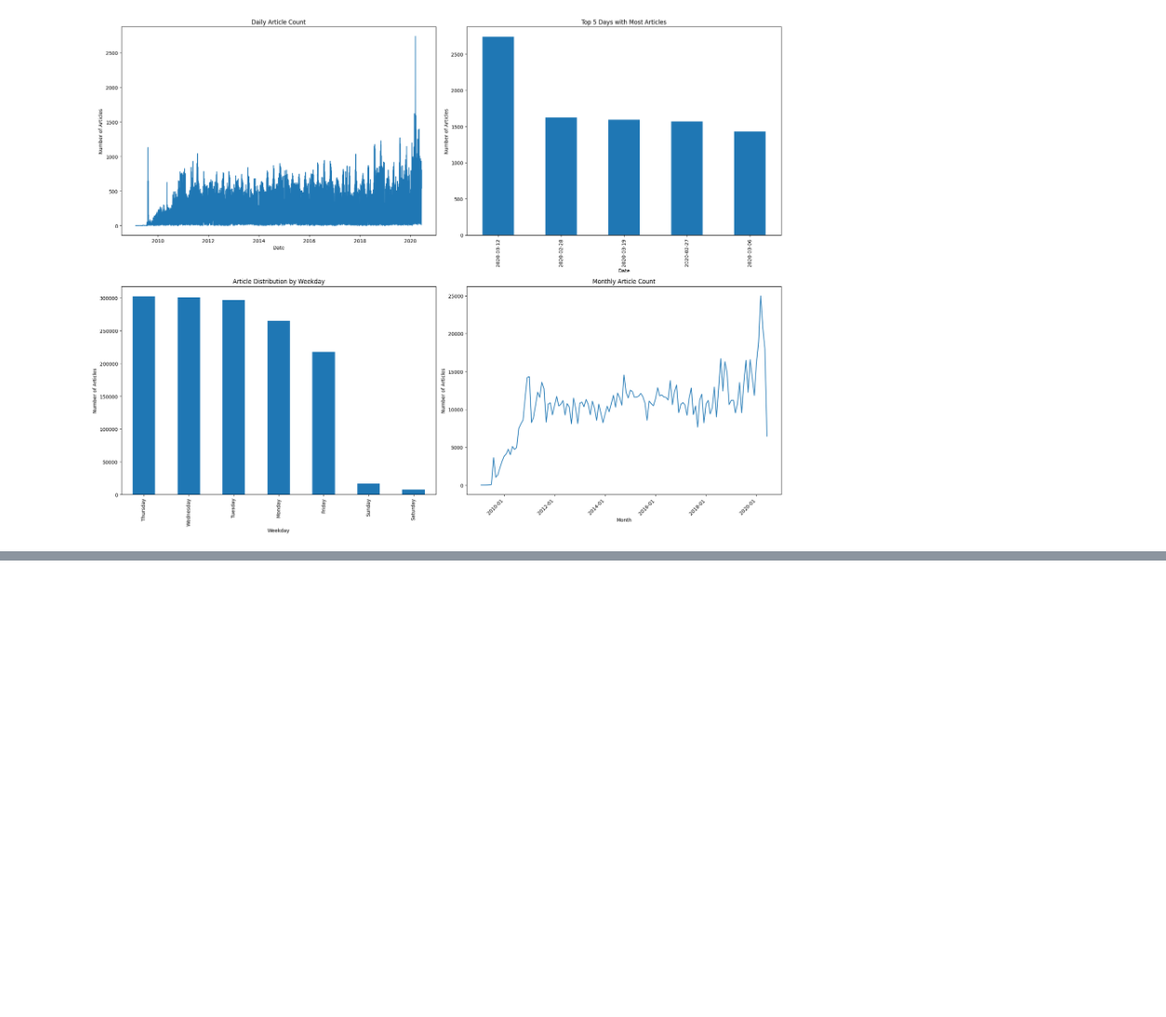
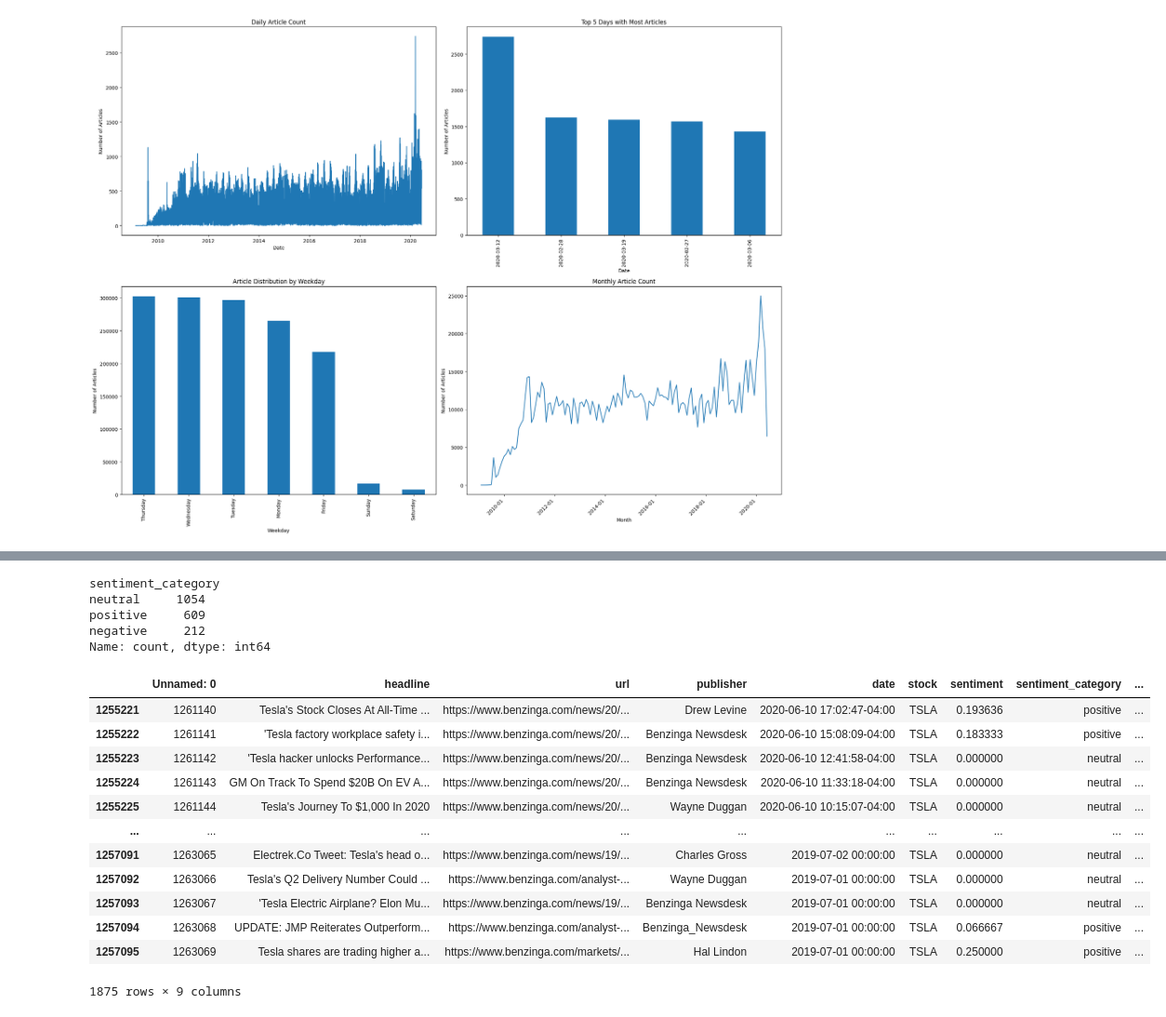
Before and after one commit to Leulseged-Mesfin/Nova-Financial-Solutions-Data-Analysis, a Jupyter notebook: notbooks/task-1.ipynb, the cells around one changed output, grey strips where cells are left out. Shown: that part at 93% size. Cells and saved outputs as stored; diff of their text form; code cells hidden in the pictures; blank space fills up the shorter version.

```diff
--- a/notbooks/task-1.ipynb
+++ b/notbooks/task-1.ipynb
@@ -155,0 +218,29 @@ fig = plot_publication_trends(date_analysis)
+# %%
+# Counting the number of sentiment categories
+sentiment_category_count = tesla_df.value_counts('sentiment_category')
+sentiment_category_count
+# %% [output]
+sentiment_category
+neutral     1054
+positive     609
+negative     212
+Name: count, dtype: int64
+# %%
+# To check the subjectivity
+
+tesla_df['subjectivity'] = tesla_df['headline'].apply(get_subjectivity)
+tesla_df
+# %% [output]
+|  | Unnamed: 0 | headline | url | publisher | date | stock | sentiment | sentiment_category | ... |
+| 1255221 | 1261140 | Tesla's Stock Closes At All-Time ... | https://www.benzinga.com/news/20/... | Drew Levine | 2020-06-10 17:02:47-04:00 | TSLA | 0.193636 | positive | ... |
+| 1255222 | 1261141 | 'Tesla factory workplace safety i... | https://www.benzinga.com/news/20/... | Benzinga Newsdesk | 2020-06-10 15:08:09-04:00 | TSLA | 0.183333 | positive | ... |
+| 1255223 | 1261142 | 'Tesla hacker unlocks Performance... | https://www.benzinga.com/news/20/... | Benzinga Newsdesk | 2020-06-10 12:41:58-04:00 | TSLA | 0.000000 | neutral | ... |
+| 1255224 | 1261143 | GM On Track To Spend $20B On EV A... | https://www.benzinga.com/news/20/... | Benzinga Newsdesk | 2020-06-10 11:33:18-04:00 | TSLA | 0.000000 | neutral | ... |
+| 1255225 | 1261144 | Tesla's Journey To $1,000 In 2020 | https://www.benzinga.com/news/20/... | Wayne Duggan | 2020-06-10 10:15:07-04:00 | TSLA | 0.000000 | neutral | ... |
+| ... | ... | ... | ... | ... | ... | ... | ... | ... | ... |
+| 1257091 | 1263065 | Electrek.Co Tweet: Tesla's head o... | https://www.benzinga.com/news/19/... | Charles Gross | 2019-07-02 00:00:00 | TSLA | 0.000000 | neutral | ... |
+| 1257092 | 1263066 | Tesla's Q2 Delivery Number Could ... | https://www.benzinga.com/analyst-... | Wayne Duggan | 2019-07-01 00:00:00 | TSLA | 0.000000 | neutral | ... |
+| 1257093 | 1263067 | 'Tesla Electric Airplane? Elon Mu... | https://www.benzinga.com/news/19/... | Benzinga Newsdesk | 2019-07-01 00:00:00 | TSLA | 0.000000 | neutral | ... |
+| 1257094 | 1263068 | UPDATE: JMP Reiterates Outperform... | https://www.benzinga.com/analyst-... | Benzinga_Newsdesk | 2019-07-01 00:00:00 | TSLA | 0.066667 | positive | ... |
+| 1257095 | 1263069 | Tesla shares are trading higher a... | https://www.benzinga.com/markets/... | Hal Lindon | 2019-07-01 00:00:00 | TSLA | 0.250000 | positive | ... |
+1875 rows × 9 columns
```
Also changed, not shown: parts of 15 cells of this notebook, 1 other file.
